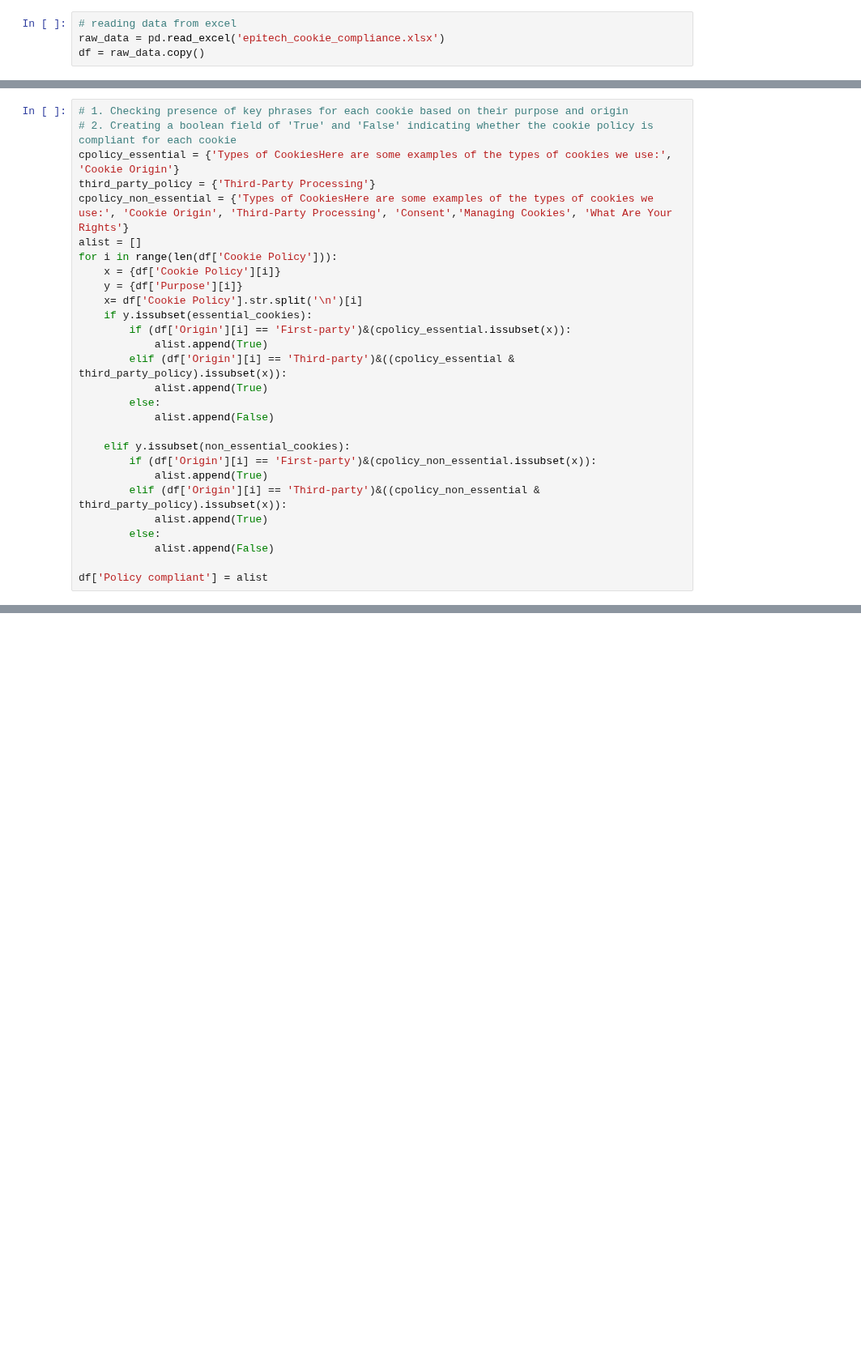
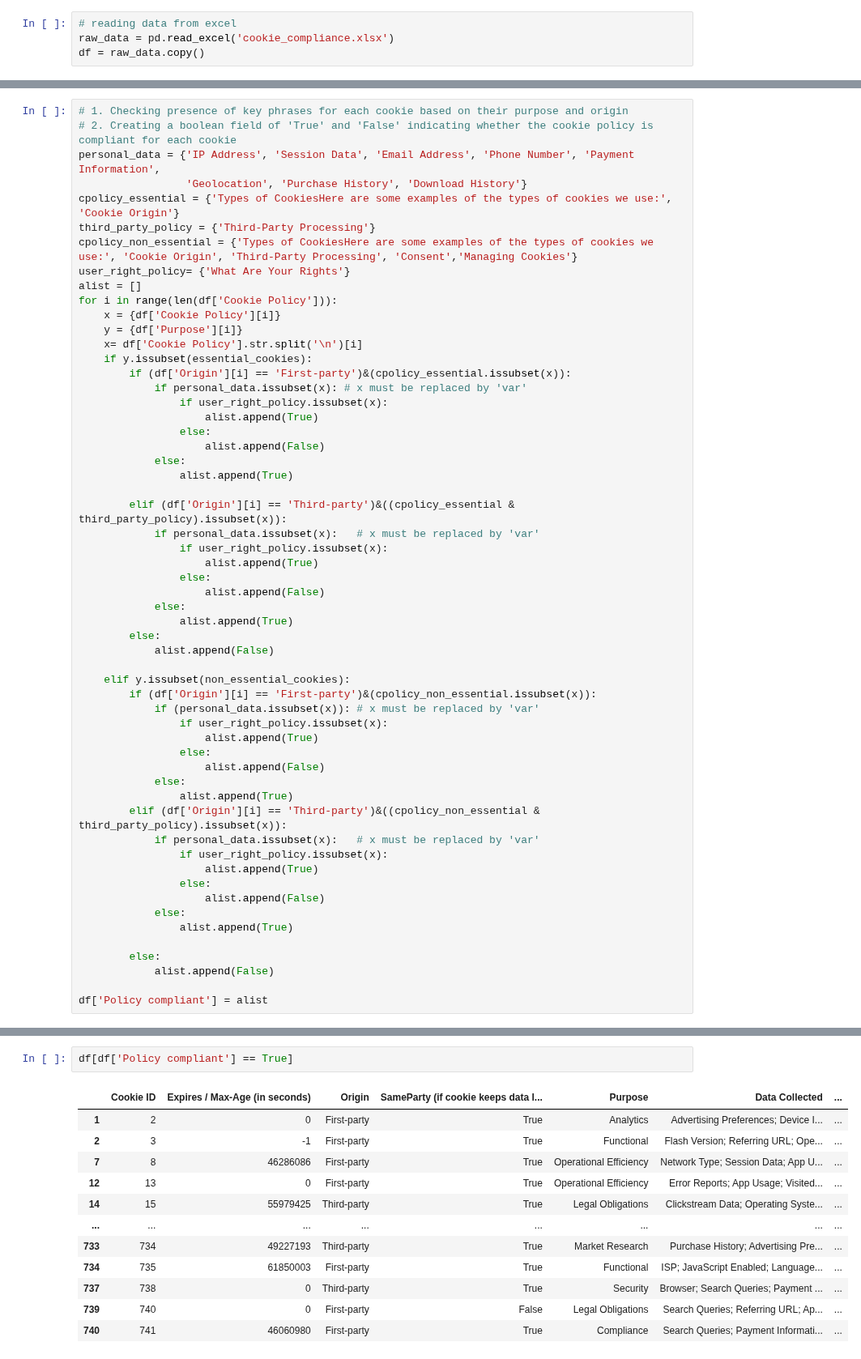
Before and after one commit to YaniaNada/Cookie-Compliance-Analysis, a Jupyter notebook: primary_analysis.ipynb, the cells around one changed output, grey strips where cells are left out. Shown at 81% size. Drawn from its saved outputs; the diff is of its cells as text; blank space fills up the shorter version.

Commit message:
defining_function_to_check_for_personal_data

```diff
--- a/primary_analysis.ipynb
+++ b/primary_analysis.ipynb
@@ -4,7 +4,7 @@ import matplotlib.pyplot as plt
 import seaborn as sns
 # %%
 # reading data from excel
-raw_data = pd.read_excel('epitech_cookie_compliance.xlsx')
+raw_data = pd.read_excel('cookie_compliance.xlsx')
 df = raw_data.copy()
 # %%
 print(df.head(3))
@@ -564,9 +574,12 @@ non_essential_cookies = {'Analytics', 'Service Improvement',
 # %%
 # 1. Checking presence of key phrases for each cookie based on their purpose and origin
 # 2. Creating a boolean field of 'True' and 'False' indicating whether the cookie policy is compliant for each cookie
+personal_data = {'IP Address', 'Session Data', 'Email Address', 'Phone Number', 'Payment Information',
+                 'Geolocation', 'Purchase History', 'Download History'}
 cpolicy_essential = {'Types of CookiesHere are some examples of the types of cookies we use:', 'Cookie Origin'}
 third_party_policy = {'Third-Party Processing'}
-cpolicy_non_essential = {'Types of CookiesHere are some examples of the types of cookies we use:', 'Cookie Origin', 'Third-Party Processing', 'Consent','Managing Cookies', 'What Are Your Rights'}
+cpolicy_non_essential = {'Types of CookiesHere are some examples of the types of cookies we use:', 'Cookie Origin', 'Third-Party Processing', 'Consent','Managing Cookies'}
+user_right_policy= {'What Are Your Rights'}
 alist = []
 for i in range(len(df['Cookie Policy'])):
     x = {df['Cookie Policy'][i]}
@@ -574,17 +587,43 @@ for i in range(len(df['Cookie Policy'])):
     x= df['Cookie Policy'].str.split('\n')[i]
     if y.issubset(essential_cookies):
         if (df['Origin'][i] == 'First-party')&(cpolicy_essential.issubset(x)):
-            alist.append(True)
+            if personal_data.issubset(x): # x must be replaced by 'var'
+                if user_right_policy.issubset(x):
+                    alist.append(True)
+                else:
+                    alist.append(False)
+            else:
+                alist.append(True)
+
         elif (df['Origin'][i] == 'Third-party')&((cpolicy_essential & third_party_policy).issubset(x)):
-            alist.append(True)
+            if personal_data.issubset(x):   # x must be replaced by 'var'
+                if user_right_policy.issubset(x):
+                    alist.append(True)
+                else:
+                    alist.append(False)
+            else:
+                alist.append(True)
         else:
             alist.append(False)
 
     elif y.issubset(non_essential_cookies):
         if (df['Origin'][i] == 'First-party')&(cpolicy_non_essential.issubset(x)):
-            alist.append(True)
+            if (personal_data.issubset(x)): # x must be replaced by 'var'
+                if user_right_policy.issubset(x):
+                    alist.append(True)
+                else:
+                    alist.append(False)
+            else:
+                alist.append(True)
         elif (df['Origin'][i] == 'Third-party')&((cpolicy_non_essential & third_party_policy).issubset(x)):
-            alist.append(True)
+            if personal_data.issubset(x):   # x must be replaced by 'var'
+                if user_right_policy.issubset(x):
+                    alist.append(True)
+                else:
+                    alist.append(False)
+            else:
+                alist.append(True)
+
         else:
             alist.append(False)
 
@@ -598,0 +631,15 @@ df.tail(3)
+# %%
+df[df['Policy compliant'] == True]
+# %% [output]
+|  | Cookie ID | Expires / Max-Age (in seconds) | Origin | SameParty (if cookie keeps data l... | Purpose | Data Collected | ... |
+| 1 | 2 | 0 | First-party | True | Analytics | Advertising Preferences; Device I... | ... |
+| 2 | 3 | -1 | First-party | True | Functional | Flash Version; Referring URL; Ope... | ... |
+| 7 | 8 | 46286086 | First-party | True | Operational Efficiency | Network Type; Session Data; App U... | ... |
+| 12 | 13 | 0 | First-party | True | Operational Efficiency | Error Reports; App Usage; Visited... | ... |
+| 14 | 15 | 55979425 | Third-party | True | Legal Obligations | Clickstream Data; Operating Syste... | ... |
+| ... | ... | ... | ... | ... | ... | ... | ... |
+| 733 | 734 | 49227193 | Third-party | True | Market Research | Purchase History; Advertising Pre... | ... |
+| 734 | 735 | 61850003 | First-party | True | Functional | ISP; JavaScript Enabled; Language... | ... |
+| 737 | 738 | 0 | Third-party | True | Security | Browser; Search Queries; Payment ... | ... |
+| 739 | 740 | 0 | First-party | False | Legal Obligations | Search Queries; Referring URL; Ap... | ... |
+| 740 | 741 | 46060980 | First-party | True | Compliance | Search Queries; Payment Informati... | ... |
```
Also changed, not shown: parts of 6 cells of this notebook.
